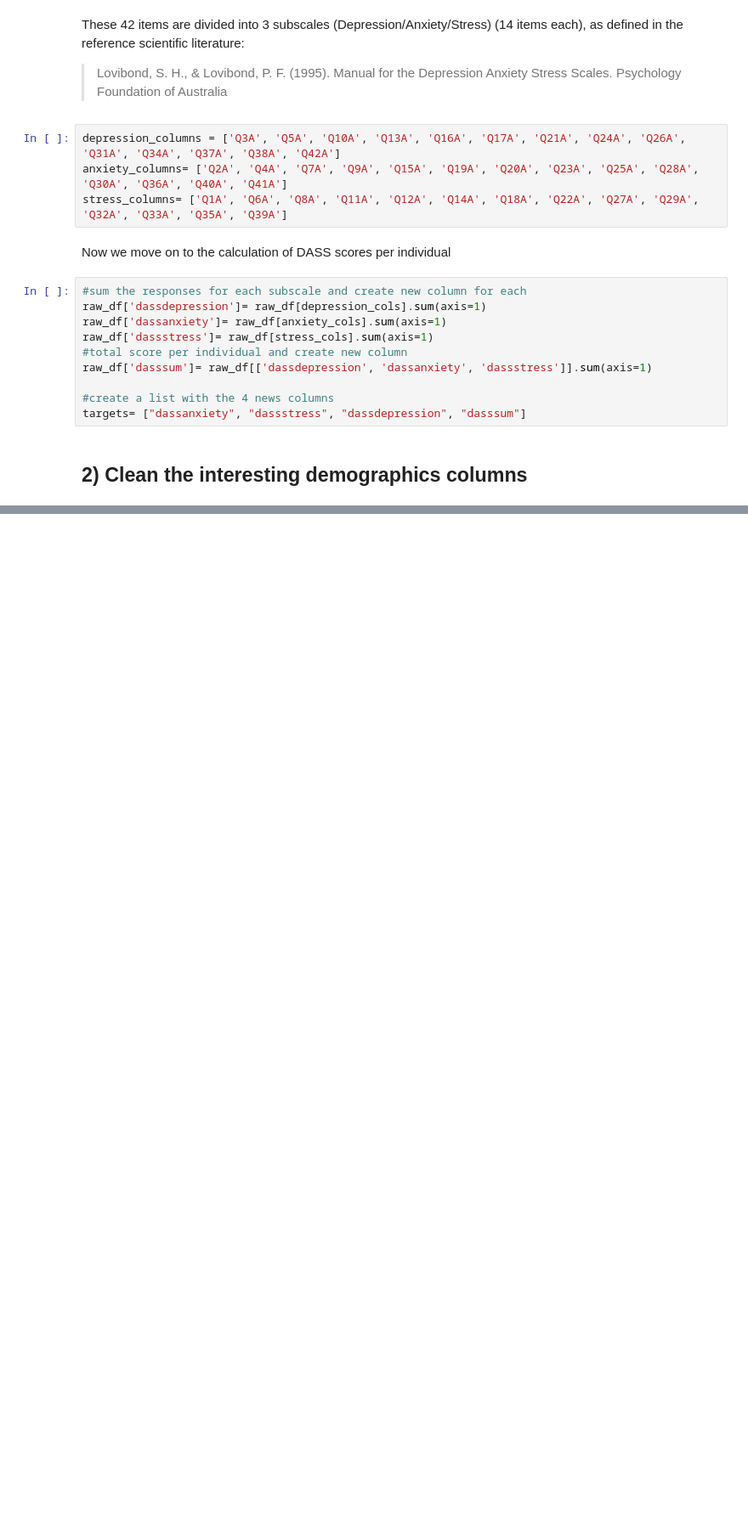
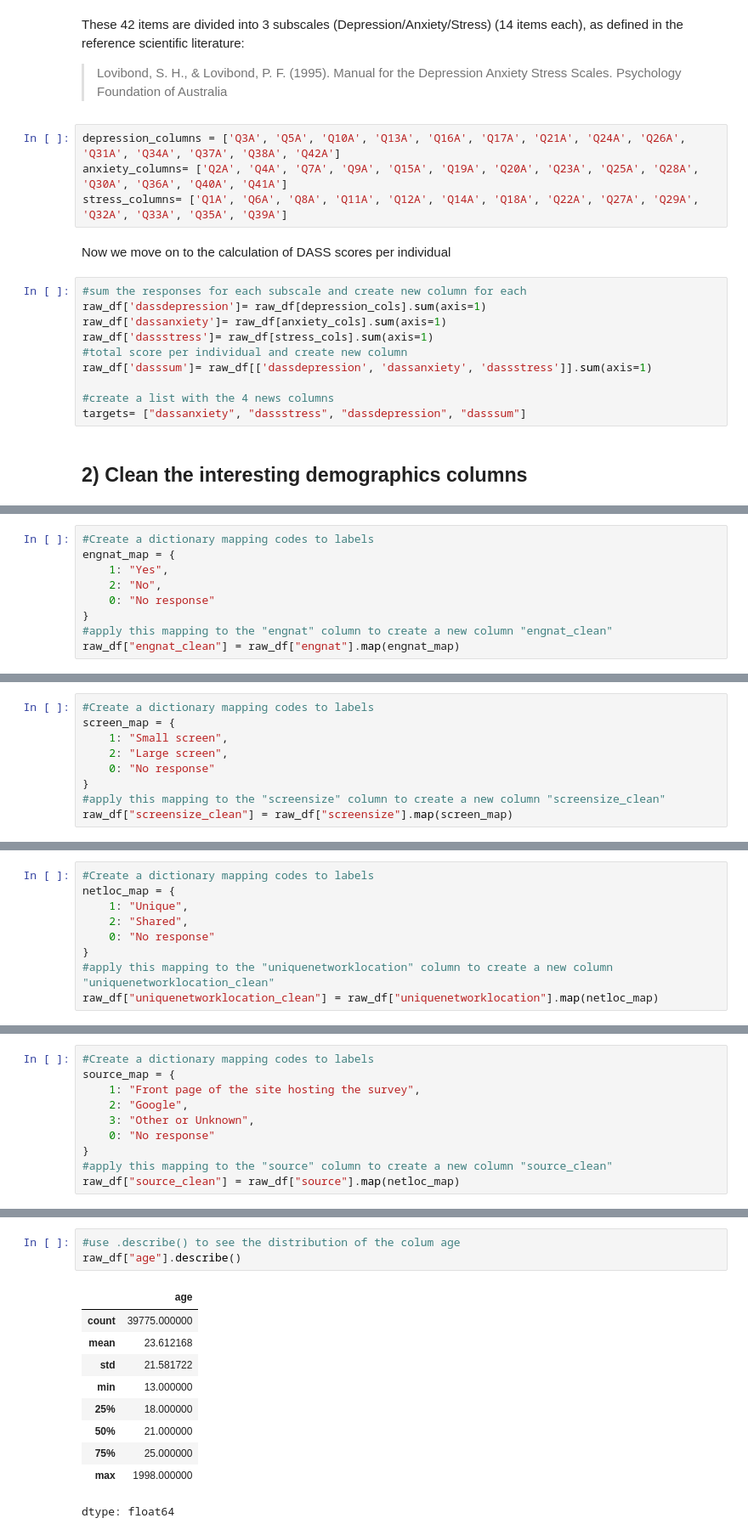
Before and after one commit to vrelvape/individual-project-mental-health, a Jupyter notebook: notebooks/01_exploration.ipynb, the cells around one changed output, grey strips where cells are left out. Shown: that part at 85% size. Saved outputs shown, nothing was run; the diff lists cells and outputs as text; blank space fills up the shorter version.

```diff
--- a/notebooks/01_exploration.ipynb
+++ b/notebooks/01_exploration.ipynb
@@ -108,0 +236,9 @@ targets= ["dassanxiety", "dassstress", "dassdepression", "dasssum"]
+# %%
+#Create a dictionary mapping codes to labels
+engnat_map = {
+    1: "Yes",
+    2: "No",
+    0: "No response"
+}
+#apply this mapping to the "engnat" column to create a new column "engnat_clean"
+raw_df["engnat_clean"] = raw_df["engnat"].map(engnat_map)
@@ -108,0 +247,9 @@ targets= ["dassanxiety", "dassstress", "dassdepression", "dasssum"]
+# %%
+#Create a dictionary mapping codes to labels
+screen_map = {
+    1: "Small screen",
+    2: "Large screen",
+    0: "No response"
+}
+#apply this mapping to the "screensize" column to create a new column "screensize_clean"
+raw_df["screensize_clean"] = raw_df["screensize"].map(screen_map)
@@ -108,0 +258,9 @@ targets= ["dassanxiety", "dassstress", "dassdepression", "dasssum"]
+# %%
+#Create a dictionary mapping codes to labels
+netloc_map = {
+    1: "Unique",
+    2: "Shared",
+    0: "No response"
+}
+#apply this mapping to the "uniquenetworklocation" column to create a new column "uniquenetworklocation_clean"
+raw_df["uniquenetworklocation_clean"] = raw_df["uniquenetworklocation"].map(netloc_map)
@@ -108,0 +269,10 @@ targets= ["dassanxiety", "dassstress", "dassdepression", "dasssum"]
+# %%
+#Create a dictionary mapping codes to labels
+source_map = {
+    1: "Front page of the site hosting the survey",
+    2: "Google",
+    3: "Other or Unknown",
+    0: "No response"
+}
+#apply this mapping to the "source" column to create a new column "source_clean"
+raw_df["source_clean"] = raw_df["source"].map(netloc_map)
@@ -108,0 +296,14 @@ targets= ["dassanxiety", "dassstress", "dassdepression", "dasssum"]
+# %%
+#use .describe() to see the distribution of the colum age
+raw_df["age"].describe()
+# %% [output]
+|  | age |
+| count | 39775.000000 |
+| mean | 23.612168 |
+| std | 21.581722 |
+| min | 13.000000 |
+| 25% | 18.000000 |
+| 50% | 21.000000 |
+| 75% | 25.000000 |
+| max | 1998.000000 |
+dtype: float64
```
Also changed, not shown: parts of 27 cells of this notebook.
